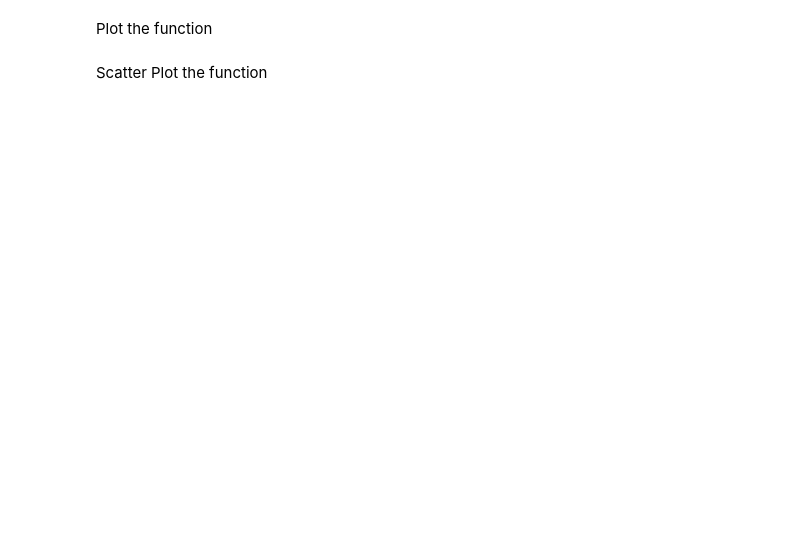
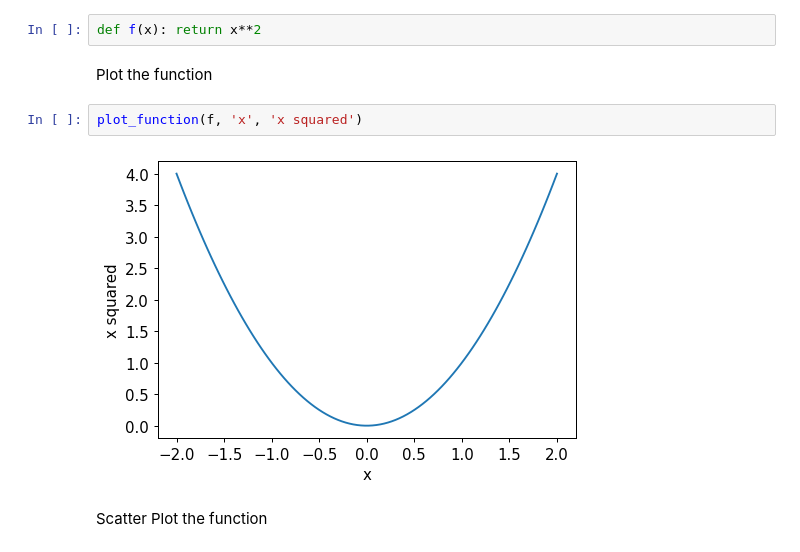
Before and after one commit to peterbull/deep-learning-projects, a Jupyter notebook: 04_ch_rebuild.ipynb, the cells around one changed output. Saved outputs shown, nothing was run; the diff lists cells and outputs as text; blank space fills up the shorter version.

```diff
--- a/04_ch_rebuild.ipynb
+++ b/04_ch_rebuild.ipynb
@@ -196,7 +227,13 @@ Assign the return value of the above as the mean of a float to calculate accurac
 ***
 # %% [markdown]
 Create a simple quadratic function definition
+# %%
+def f(x): return x**2
 # %% [markdown]
 Plot the function
+# %%
+plot_function(f, 'x', 'x squared')
+# %% [output]
+[figure, added]
 # %% [markdown]
 Scatter Plot the function
```
Also changed, not shown: parts of 26 cells of this notebook.
